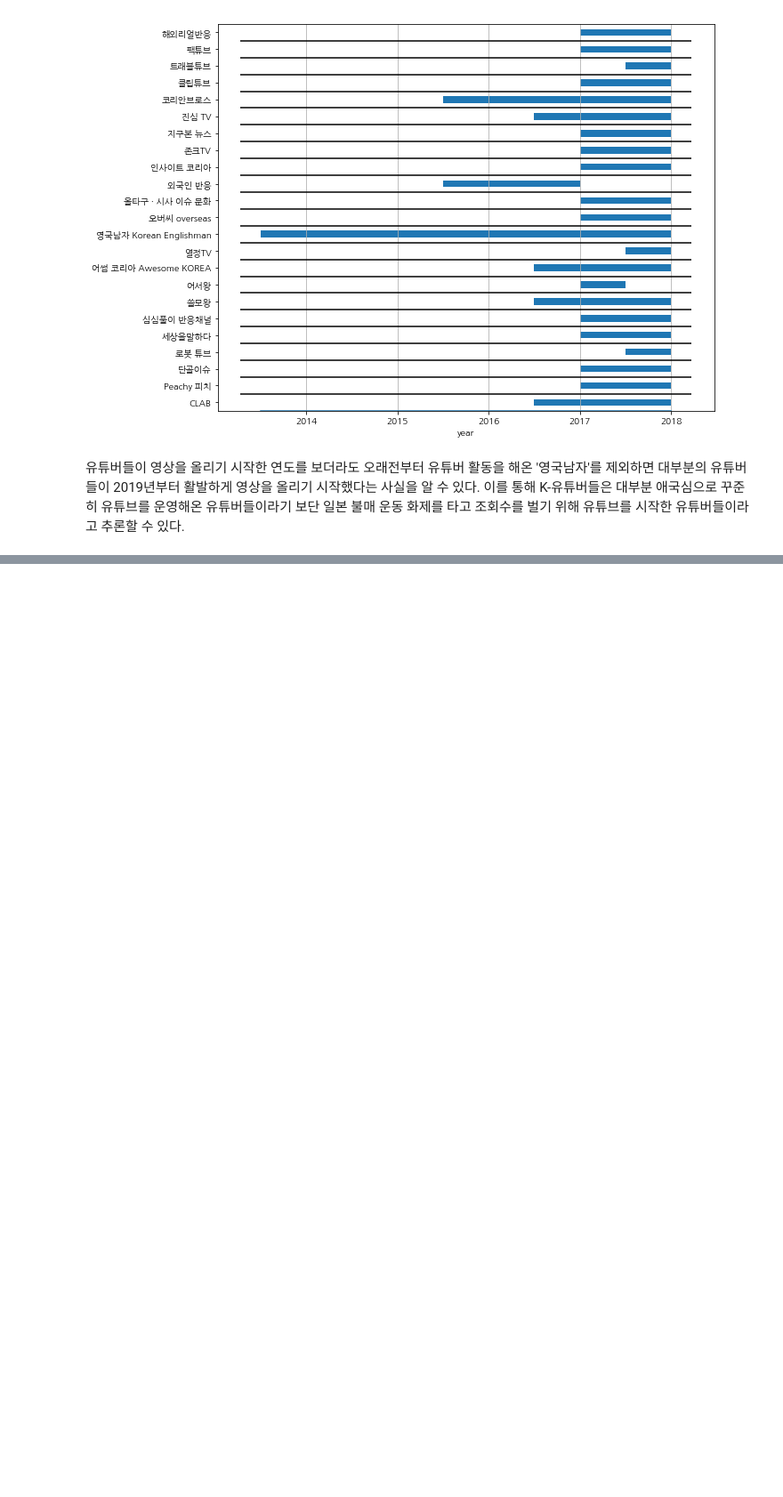
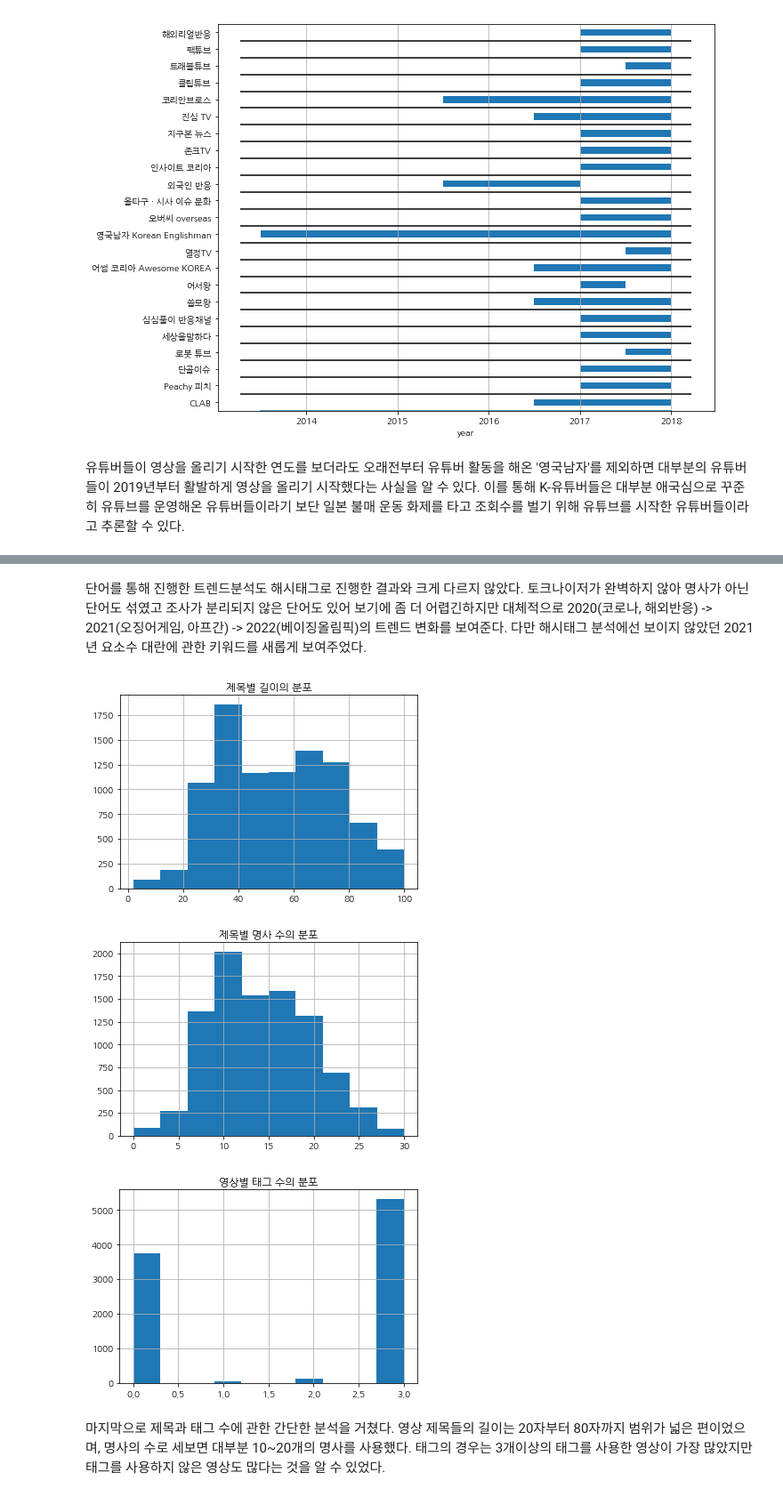
Before and after one commit to kimseokwu/K-youtube-generator, a Jupyter notebook: EDA.ipynb, the cells around one changed output, grey strips where cells are left out. Shown at 89% size. Drawn from its saved outputs; the diff is of its cells as text; code cells hidden in the pictures; blank space fills up the shorter version.

```diff
--- a/EDA.ipynb
+++ b/EDA.ipynb
@@ -265,0 +292,28 @@ for year in years[:-1]:
+# %% [markdown]
+단어를 통해 진행한 트렌드분석도 해시태그로 진행한 결과와 크게 다르지 않았다. 토크나이저가 완벽하지 않아 명사가 아닌 단어도 섞였고 조사가 분리되지 않은 단어도 있어 보기에 좀 더 어렵긴하지만 대체적으로 2020(코로나, 해외반응) -> 2021(오징어게임, 아프간) -> 2022(베이징올림픽)의 트렌드 변화를 보여준다. 다만 해시태그 분석에선 보이지 않았던  2021년 요소수 대란에 관한 키워드를 새롭게 보여주었다.
+# %%
+# 그 외 유튜브 제목, 태그에 대한 통계
+
+# 제목별 길이의 분포
+
+df['vid_name'].apply(len).hist()
+plt.title('제목별 길이의 분포')
+plt.show()
+
+# 제목별 명사 수의 분포
+
+df['tokens'].apply(len).hist()
+plt.title('제목별 명사 수의 분포')
+plt.show()
+
+# 영상별 태그 수의 분포
+
+df['hashtags'].apply(eval).apply(len).hist()
+plt.title('영상별 태그 수의 분포')
+plt.show()
+# %% [output]
+[figure, added]
+[figure, added]
+[figure, added]
+# %% [markdown]
+마지막으로 제목과 태그 수에 관한 간단한 분석을 거쳤다. 영상 제목들의 길이는 20자부터 80자까지 범위가 넓은 편이었으며, 명사의 수로 세보면 대부분 10~20개의 명사를 사용했다. 태그의 경우는 3개이상의 태그를 사용한 영상이 가장 많았지만 태그를 사용하지 않은 영상도 많다는 것을 알 수 있었다.
```
Also changed, not shown: parts of 10 cells of this notebook.
